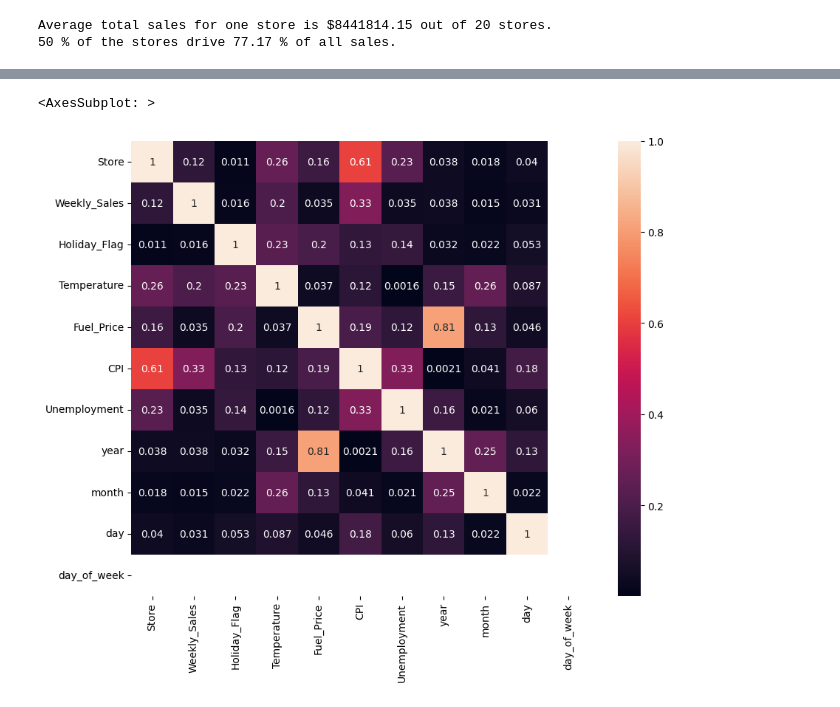
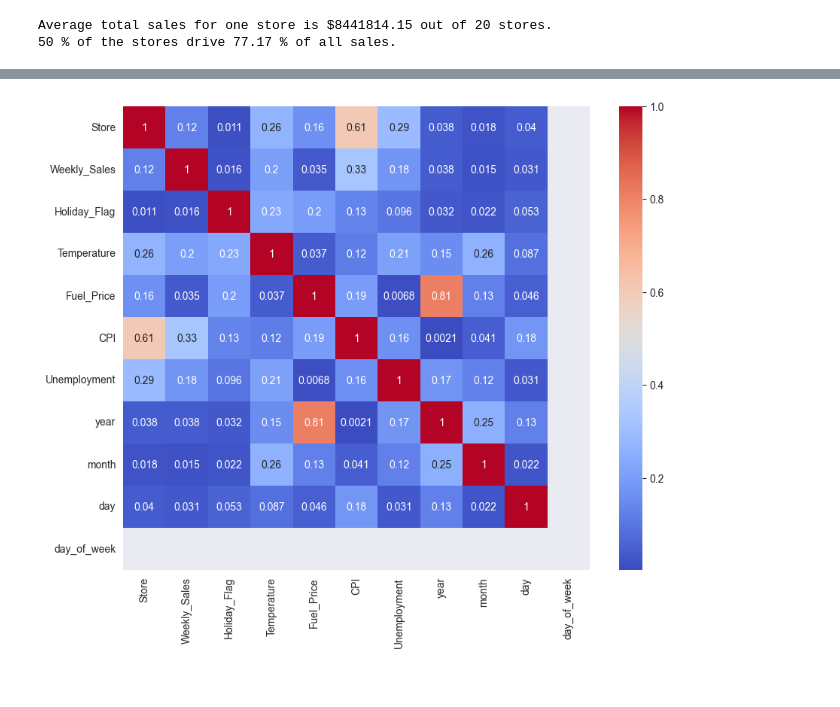
Before and after one commit to Swellisgood/fullstack-data-certification, a Jupyter notebook: BLOC_3_ML/walmart/01-Walmart_sales.ipynb, the cells around one changed output, grey strips where cells are left out. Saved outputs shown, nothing was run; the diff lists cells and outputs as text; code cells hidden in the pictures.

```diff
--- a/BLOC_3_ML/walmart/01-Walmart_sales.ipynb
+++ b/BLOC_3_ML/walmart/01-Walmart_sales.ipynb
@@ -109,7 +109,7 @@ from sklearn.metrics import r2_score
 from sklearn.model_selection import cross_val_score
 # %%
 
-df = pd.read_csv(r"C:\Users\swell\OneDrive\Bureau\Data_Science_Fullstack\fullstack-data-certification\walmart\Walmart_Store_sales.csv")
+df = pd.read_csv(r"C:\Users\swell\OneDrive\Bureau\Data_Science_Fullstack\fullstack-data-certification\BLOC_3_ML\walmart\Walmart_Store_sales.csv")
 df
 # %% [output]
 |  | Store | Date | Weekly_Sales | Holiday_Flag | Temperature | Fuel_Price | CPI | Unemployment |
@@ -162,7 +186,7 @@ Data cleaning and processing :
 # %%
 df = df.dropna(subset=['Weekly_Sales'])
 
-df["Date"] = pd.to_datetime(df["Date"],infer_datetime_format=True)
+# df["Date"] = pd.to_datetime(df["Date"])
 df = df.sort_values(by ='Date').reset_index(drop=True)
 df['Temperature'] = round((df['Temperature'] -32)*5/9,2)
 
@@ -182,10 +216,10 @@ df = df.dropna(thresh=6)
 # %%
-df.loc['Year'] = df['Date'].dt.year
-df.loc['Month'] = df['Date'].dt.month
-df.loc['Day'] = df['Date'].dt.day
-df.loc['Day_of_Week'] = df['Date'].dt.day_of_week
+# df.loc['Year'] = df['Date'].dt.year
+# df.loc['Month'] = df['Date'].dt.month
+# df.loc['Day'] = df['Date'].dt.day
+# df.loc['Day_of_Week'] = df['Date'].dt.day_of_week
 
 plt.figure(figsize=(15,7))
-sns.lineplot(data=trimmed_df,x='Month',y='Weekly_Sales',hue='Year',palette='tab10')
+sns.lineplot(data=df,x='month',y='Weekly_Sales',hue='year',palette='tab10')
 plt.show()
 # %% [output]
@@ -322,0 +339,7 @@ print([i for i in df.columns.values.tolist()])
+# %%
+# bar plot of the stores weekly sales
+sns.set_style('darkgrid')
+plt.figure(figsize = (10, 5))
+g = sns.barplot(data = trimmed_df, x = 'Store', y = 'Weekly_Sales')
+g.set_title("Bar plot of stores weekly sales")
+plt.show()
@@ -344,5 +363,5 @@ scatter(df, 'Unemployment')
 # %%
 plt.figure(figsize=(10,8))
-df_corr=df.corr()
-sns.heatmap(abs(df_corr),annot=True)
+df_corr=df.corr(numeric_only=True)
+sns.heatmap(abs(df_corr),annot=True, cmap='coolwarm')
 # %% [output]
@@ -350,2 +369 @@ The default value of numeric_only in DataFrame.corr is deprecated. In a future v
-<AxesSubplot: >
-[figure, old version]
+[figure, new version]
```
Also changed, not shown: parts of 33 cells of this notebook.
